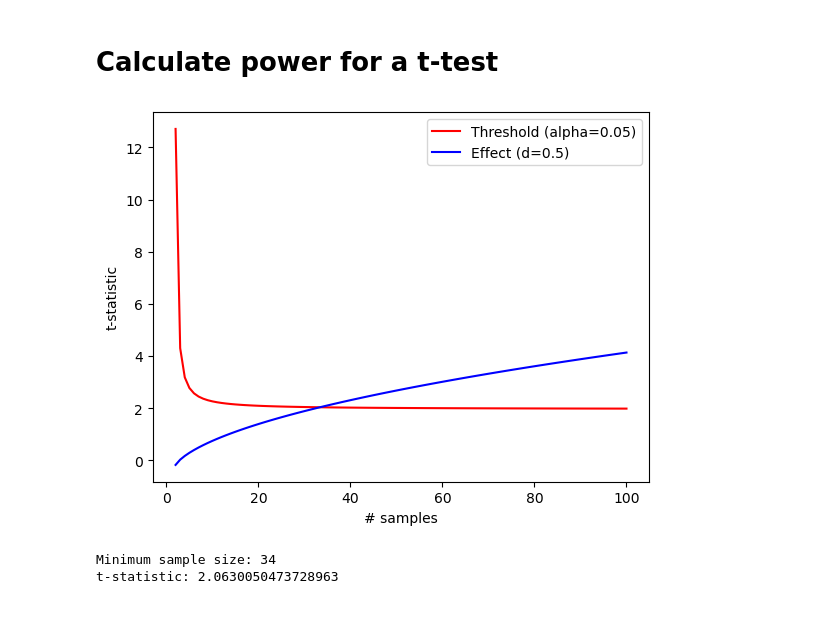
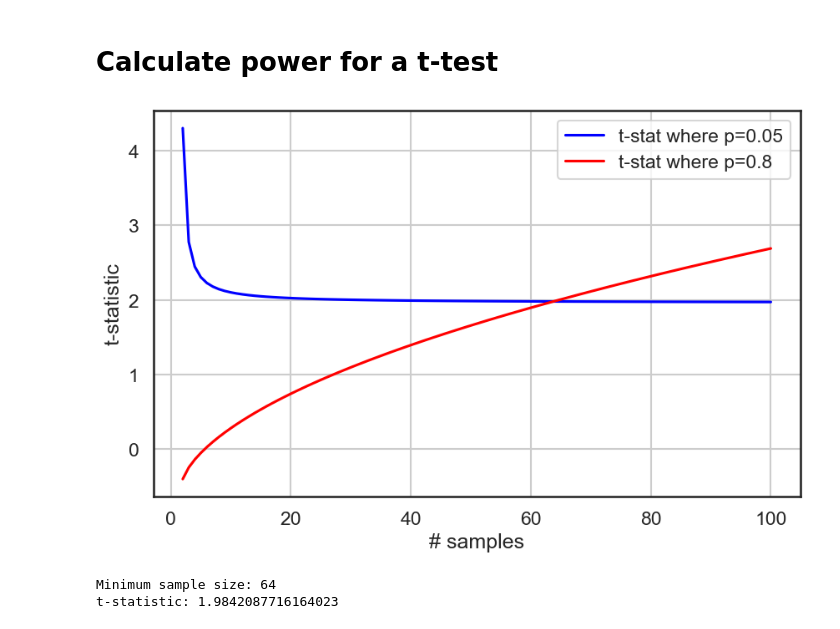
Before and after one commit to natezuk/stats-visualizations, a Jupyter notebook: power_analysis_lectures/ttest_power_exmp.ipynb, the cells around one changed output. Cells and saved outputs as stored; diff of their text form; code cells hidden in the pictures.

Commit message:
Update t-test power simulations

```diff
--- a/power_analysis_lectures/ttest_power_exmp.ipynb
+++ b/power_analysis_lectures/ttest_power_exmp.ipynb
@@ -8,5 +9,10 @@ import matplotlib.pyplot as plt
 #import pandas as pd
 #import seaborn as sns
+# %%
+# Set seaborn context
+sns.set_style("white")
+sns.set_context("talk",
+                font_scale=1)
 # %%
 # Parameters
 effect_size = 0.5 # cohen's d
@@ -16,22 +22,24 @@ n_samples = np.array(range(2,101))
 # niter = 1000
 # %%
 # Calculate the threshold t-statistic
-t_thres = sp.stats.t.isf(alpha/2,n_samples-1)
+t_thres = sp.stats.t.isf(alpha/2,2*n_samples-2)
 # %%
 # Calculate resulting t-statistic with the desired effect size and power
 #t_effect = effect_size*np.sqrt(n_samples)
-t_effect = sp.stats.nct.isf(power,n_samples-1,nc=effect_size*np.sqrt(n_samples))
+t_effect = sp.stats.nct.isf(power,2*n_samples-2,nc=effect_size*np.sqrt(n_samples/2))
 # %%
 # Plot both curves
-plt.plot(n_samples,t_thres,'r')
-plt.plot(n_samples,t_effect,'b')
-plt.xlabel('# samples')
-plt.ylabel('t-statistic')
-plt.legend([f'Threshold (alpha={alpha})',f'Effect (d={effect_size})'])
+fig, ax = plt.subplots(figsize=(10,6))
+ax.plot(n_samples,t_thres,'b',label=f't-stat where p={alpha}')
+ax.plot(n_samples,t_effect,'r',label=f't-stat where p={power}')
+ax.set_xlabel('# samples')
+ax.set_ylabel('t-statistic')
+ax.legend()
+ax.grid(True)
 plt.show()
 # The point where the effect crosses the threshold is the minimum sample size
 # %% [output]
-[figure, old version]
+[figure, new version]
 # %%
 # Identify smallest sample size where the effect crosses the threshold
 min_idx = np.where(t_effect>t_thres)[0][0]
@@ -40,6 +48,6 @@ min_t = t_effect[min_idx]
 print(f"Minimum sample size: {min_n}")
 print(f"t-statistic: {min_t}")
 # %% [output]
-Minimum sample size: 34
-t-statistic: 2.0630050473728963
+Minimum sample size: 64
+t-statistic: 1.9842087716164023
 # %%
```
Also changed, not shown: parts of 10 cells of this notebook, 4 other files.
